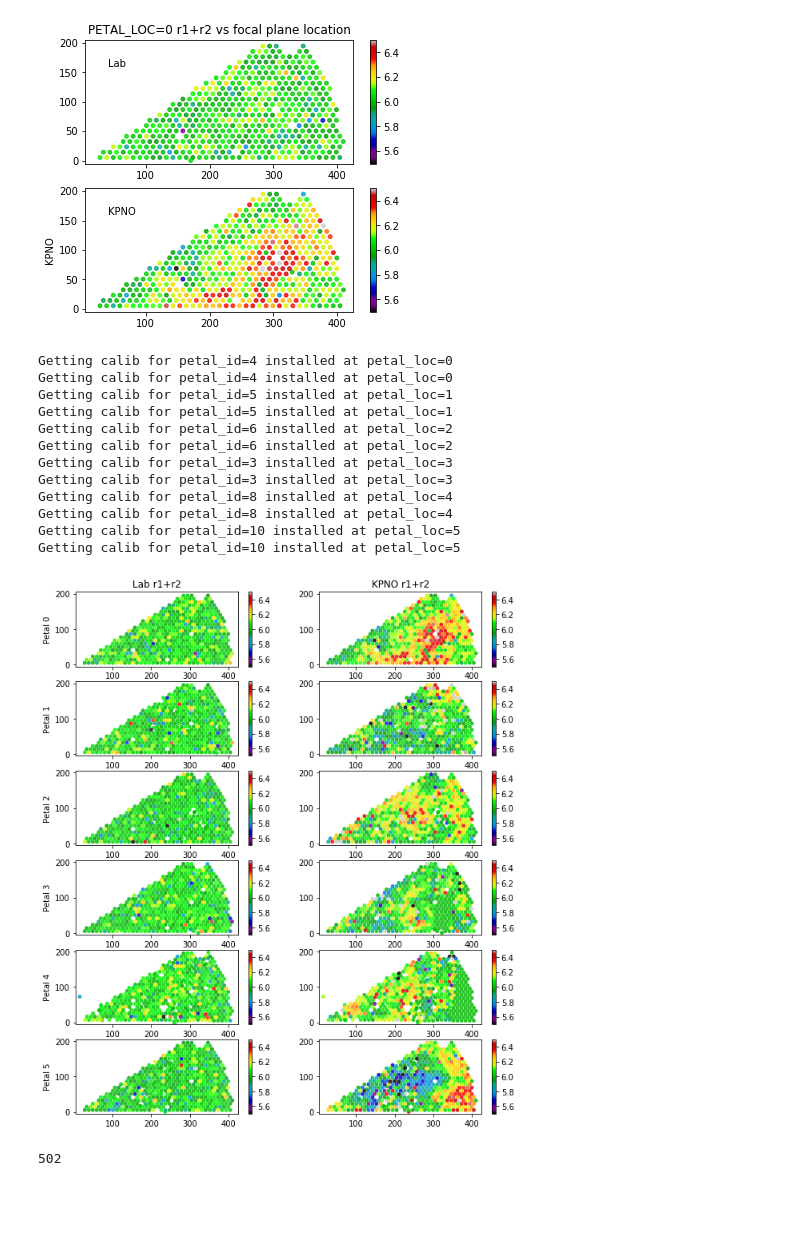
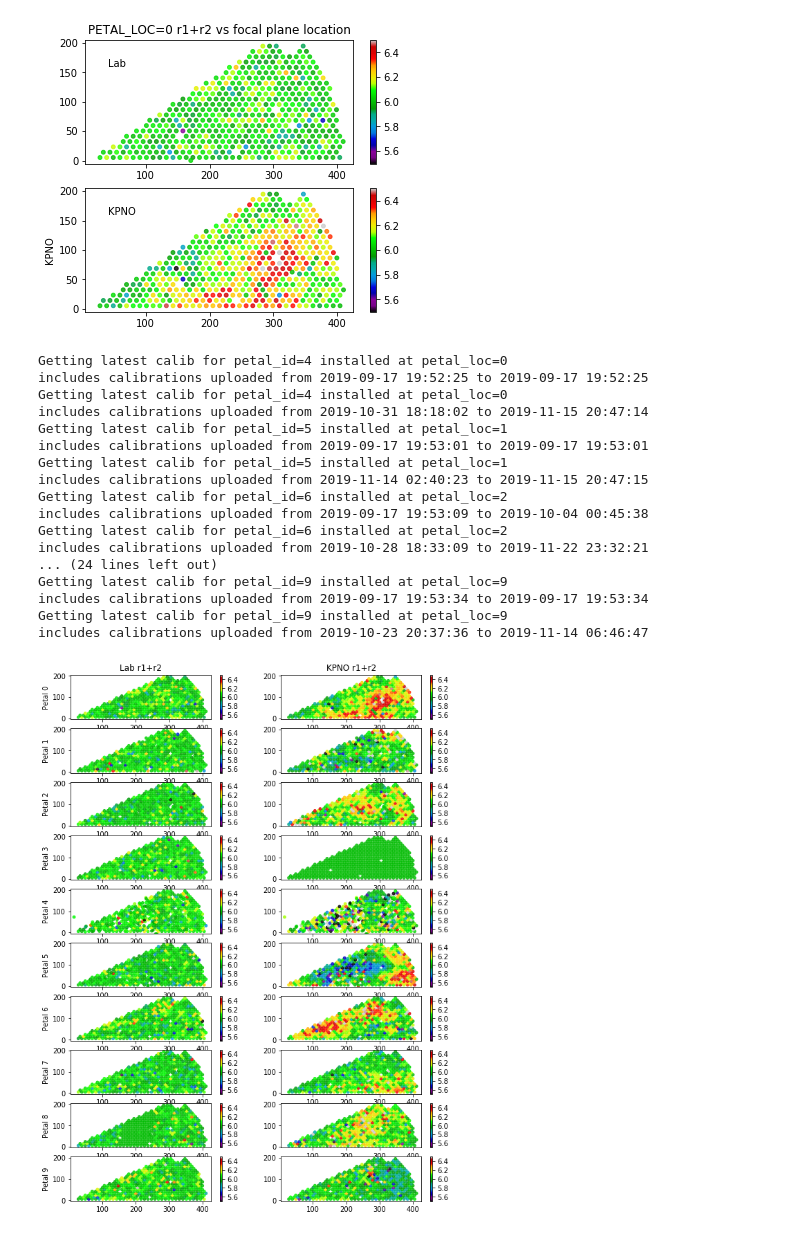
Before and after one commit to desihub/fpqa, a Jupyter notebook: nb/petal-calib-qa.ipynb, the cells around one changed output. Cells and saved outputs as stored; diff of their text form; code cells hidden in the pictures; blank space fills up the shorter version.

Commit message:
updated with calibs of all petals as of 20191127

```diff
--- a/nb/petal-calib-qa.ipynb
+++ b/nb/petal-calib-qa.ipynb
@@ -34,7 +36,7 @@ def get_petal_calib(petal_loc, firstlast='last'):
         petal_id2loc[pid] = ploc
 
     petal_id = petal_loc2id[petal_loc]
-    print('Getting calib for petal_id={} installed at petal_loc={}'.format(petal_id, petal_loc))
+    print('Getting latest calib for petal_id={} installed at petal_loc={}'.format(petal_id, petal_loc))
 
     if firstlast == 'last':
         minmax = 'max'
@@ -69,6 +71,15 @@ def get_petal_calib(petal_loc, firstlast='last'):
     tx.meta['PETAL_ID'] = petal_id
     tx.meta['PETAL_LOC'] = petal_loc
 
+    tx.sort('device_loc')
+
+    tmin = np.min(tx['time_recorded'])
+    tmax = np.max(tx['time_recorded'])
+    print('includes calibrations uploaded from {} to {}'.format(
+        tmin.strftime('%Y-%m-%d %H:%M:%S'),
+        tmax.strftime('%Y-%m-%d %H:%M:%S'),
+    ))
+
     return tx
 # %%
 t0 = get_petal_calib(0)
@@ -336,44 +385,45 @@ Text(0,0.5,'KPNO')
 [figure]
 # %%
 tx = dict()
-for p in (0,1,2,3,4,5):
+for p in range(10):
     tx['lab'+str(p)] = get_petal_calib(p, firstlast='first')
     tx['kpno'+str(p)] = get_petal_calib(p, firstlast='last')
 
 #- Replace the lab x,y locations with the KPNO locations since some petals
 #- have their first entries uploaded with the square teststand pattern
-for p in (0,1,2,3,4,5):
+for p in range(10):
     tx['lab'+str(p)]['x'] = tx['kpno'+str(p)]['x']
     tx['lab'+str(p)]['y'] = tx['kpno'+str(p)]['y']
 # %% [output]
-Getting calib for petal_id=4 installed at petal_loc=0
-Getting calib for petal_id=4 installed at petal_loc=0
-Getting calib for petal_id=5 installed at petal_loc=1
-Getting calib for petal_id=5 installed at petal_loc=1
-Getting calib for petal_id=6 installed at petal_loc=2
-Getting calib for petal_id=6 installed at petal_loc=2
-Getting calib for petal_id=3 installed at petal_loc=3
-Getting calib for petal_id=3 installed at petal_loc=3
-Getting calib for petal_id=8 installed at petal_loc=4
-Getting calib for petal_id=8 installed at petal_loc=4
-Getting calib for petal_id=10 installed at petal_loc=5
-Getting calib for petal_id=10 installed at petal_loc=5
+Getting latest calib for petal_id=4 installed at petal_loc=0
+includes calibrations uploaded from 2019-09-17 19:52:25 to 2019-09-17 19:52:25
+Getting latest calib for petal_id=4 installed at petal_loc=0
+includes calibrations uploaded from 2019-10-31 18:18:02 to 2019-11-15 20:47:14
+Getting latest calib for petal_id=5 installed at petal_loc=1
+includes calibrations uploaded from 2019-09-17 19:53:01 to 2019-09-17 19:53:01
+Getting latest calib for petal_id=5 installed at petal_loc=1
+includes calibrations uploaded from 2019-11-14 02:40:23 to 2019-11-15 20:47:15
+Getting latest calib for petal_id=6 installed at petal_loc=2
+includes calibrations uploaded from 2019-09-17 19:53:09 to 2019-10-04 00:45:38
+Getting latest calib for petal_id=6 installed at petal_loc=2
+includes calibrations uploaded from 2019-10-28 18:33:09 to 2019-11-22 23:32:21
+... (24 lines left out)
+Getting latest calib for petal_id=9 installed at petal_loc=9
+includes calibrations uploaded from 2019-09-17 19:53:34 to 2019-09-17 19:53:34
+Getting latest calib for petal_id=9 installed at petal_loc=9
+includes calibrations uploaded from 2019-10-23 20:37:36 to 2019-11-14 06:46:47
 # %%
-figure(figsize=(10,12))
-petals = (0,1,2,3,4,5)
-for p in (0,1,2,3,4,5):
+figure(figsize=(10,14))
+petals = list(range(10))
+for p in petals:
     subplot(len(petals), 2, 1+2*p)
     plot_rxy(tx['lab'+str(p)])
     ylabel('Petal {}'.format(p))
     if p == 0:
         title('Lab r1+r2')
     subplot(len(petals), 2, 2+2*p)
     plot_rxy(tx['kpno'+str(p)])
     if p == 0:
         title('KPNO r1+r2')
 # %% [output]
-[figure, old version]
+[figure, new version]
-# %%
-len(tx['lab1'])
-# %% [output]
-502
```
Also changed, not shown: parts of 19 cells of this notebook.
